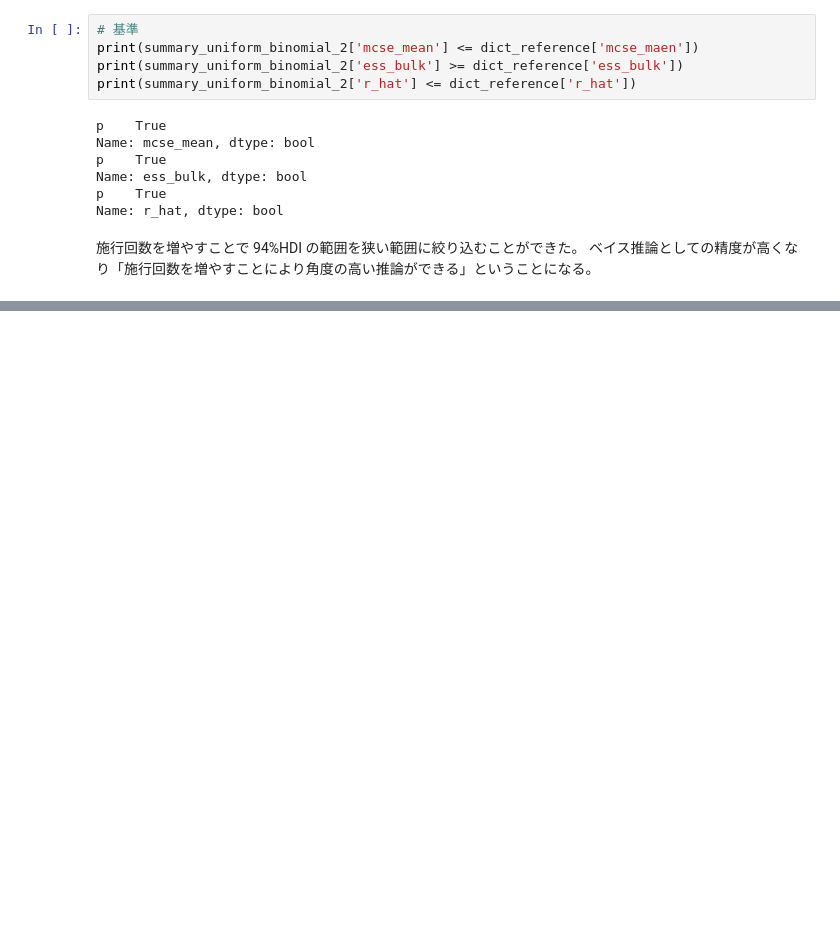
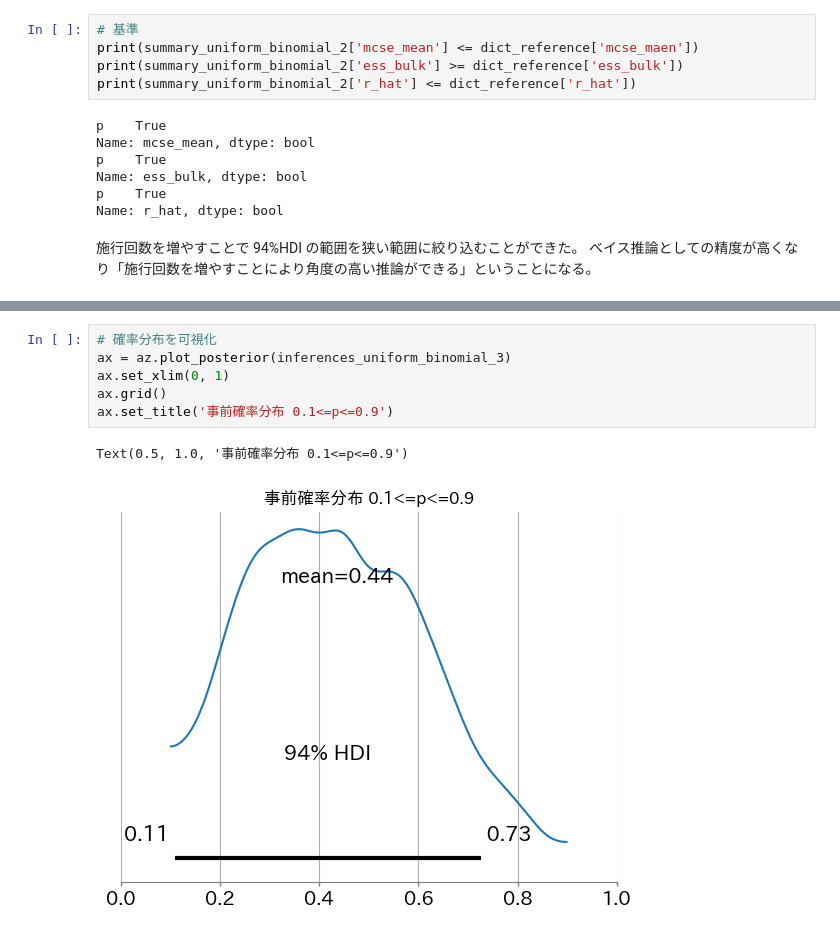
Before and after one commit to 1024xx4/py_bayes_intro, a Jupyter notebook: lottery.ipynb, the cells around one changed output, grey strips where cells are left out. Drawn from its saved outputs; the diff is of its cells as text; blank space fills up the shorter version.

```diff
--- a/lottery.ipynb
+++ b/lottery.ipynb
@@ -284,0 +315,9 @@ Name: r_hat, dtype: bool
+# %%
+# 確率分布を可視化
+ax = az.plot_posterior(inferences_uniform_binomial_3)
+ax.set_xlim(0, 1)
+ax.grid()
+ax.set_title('事前確率分布 0.1<=p<=0.9')
+# %% [output]
+Text(0.5, 1.0, '事前確率分布 0.1<=p<=0.9')
+[figure, added]
```
Also changed, not shown: parts of 7 cells of this notebook.
